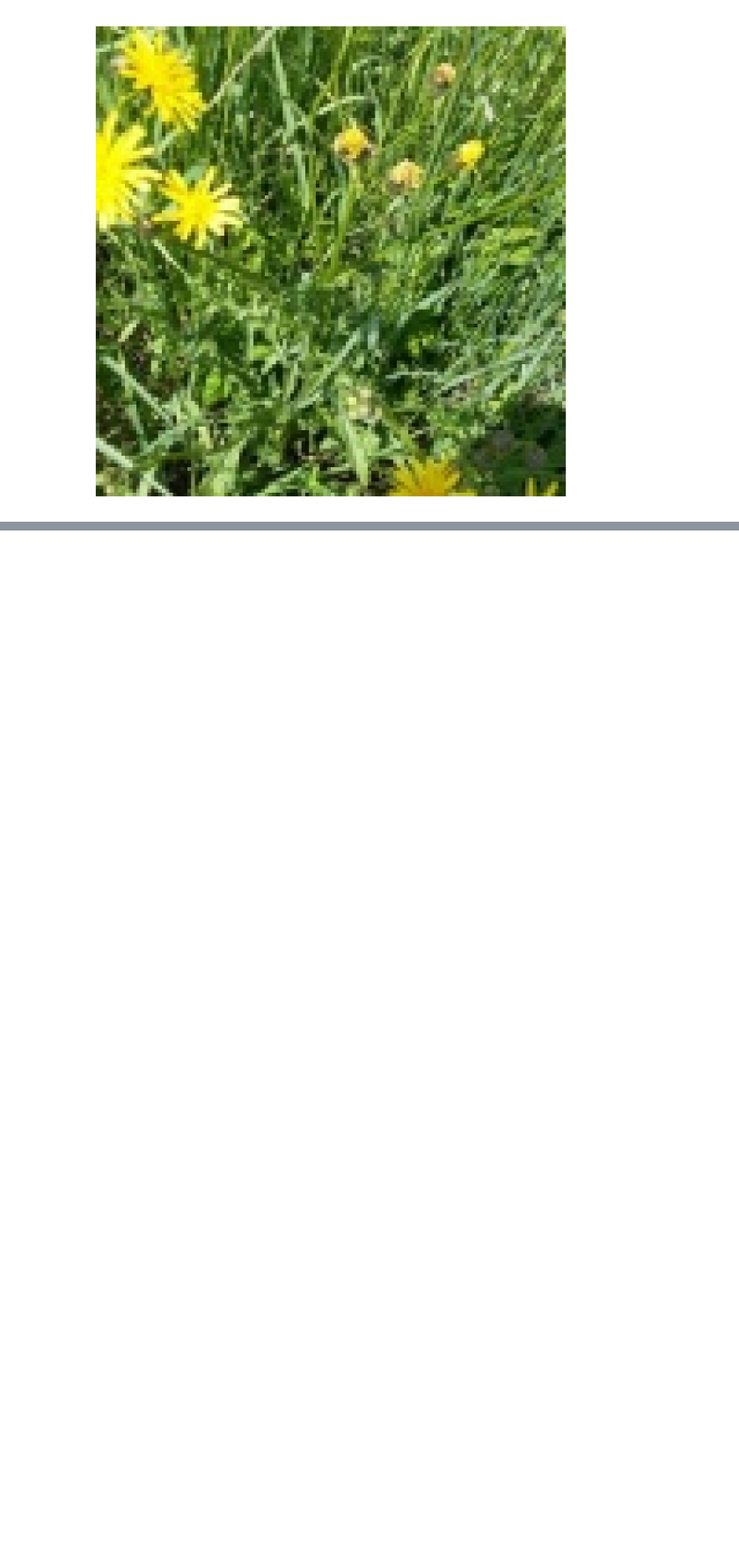
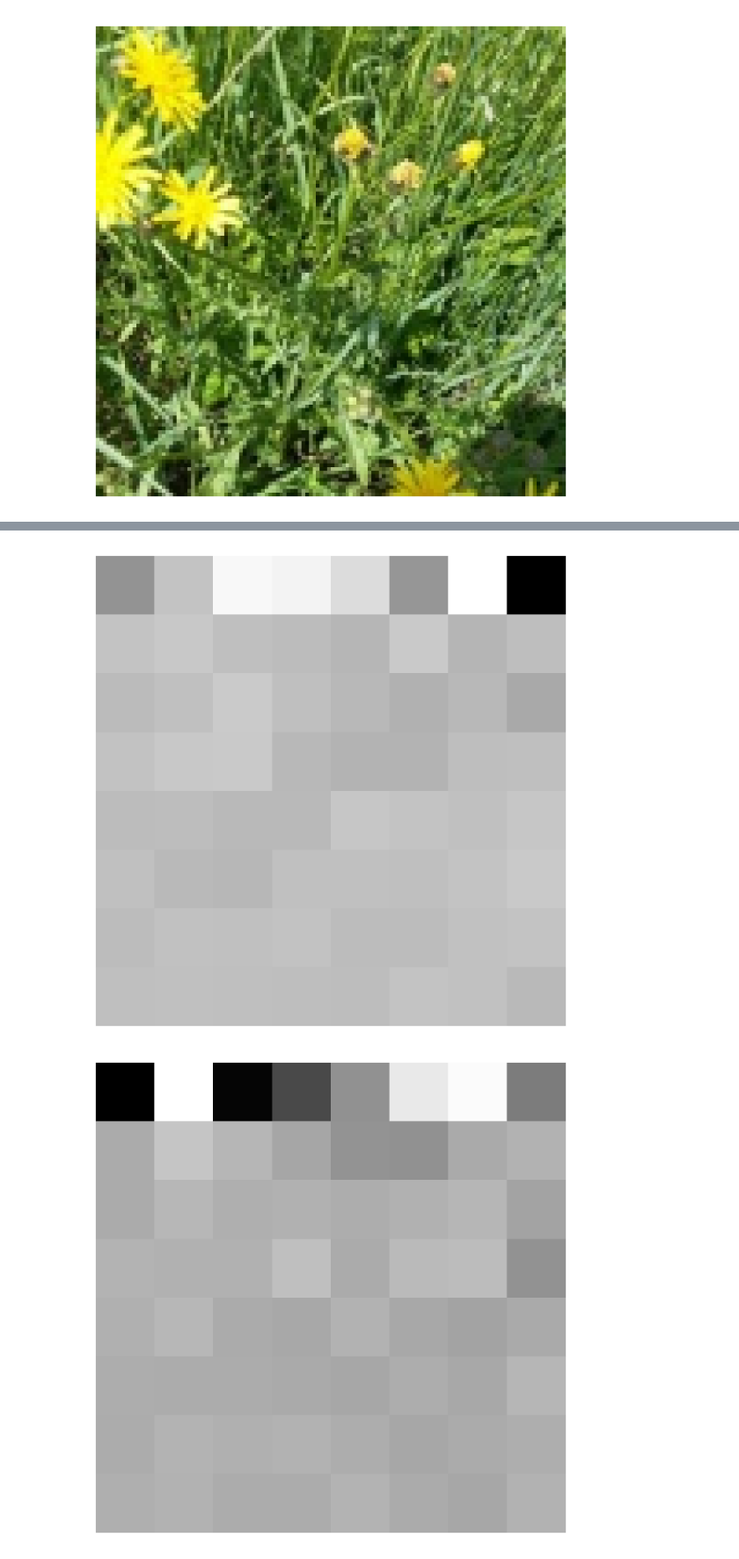
Before and after one commit to dsgt-kaggle-clef/plantclef-2024, a Jupyter notebook: notebooks/paper/20240623-mg-embedding-plots.ipynb, the cells around one changed output, grey strips where cells are left out. Shown at 88% size. Cells and saved outputs as stored; diff of their text form; code cells hidden in the pictures; blank space fills up the shorter version.

Commit message:
created single-label embedding plots

```diff
--- a/notebooks/paper/20240623-mg-embedding-plots.ipynb
+++ b/notebooks/paper/20240623-mg-embedding-plots.ipynb
@@ -137,0 +140,17 @@ for i, image_name in enumerate(image_names):
+# %%
+# Path and dataset names
+gcs_path = "gs://dsgt-clef-plantclef-2024/data/process/training_cropped_resized_v2"
+dct_path = "dino_dct/data"
+cls_path = "dino_cls_token/data"
+
+# Define the GCS path to the Train parquet file
+dct_gcs_path = f"{gcs_path}/{dct_path}"
+cls_gcs_path = f"{gcs_path}/{cls_path}"
+
+# Read the Parquet file into a DataFrame
+dct_df = spark.read.parquet(dct_gcs_path)
+cls_df = spark.read.parquet(cls_gcs_path)
+
+# show
+dct_df.show(n=5)
+cls_df.show(n=5)
@@ -138,8 +175,18 @@ for i, image_name in enumerate(image_names):
+# %%
+# subset of dataframes
+dct_sub_df = dct_df.where(F.col("image_name").isin(image_names)).cache()
+cls_sub_df = cls_df.where(F.col("image_name").isin(image_names)).cache()
 # %%
 import math
 
 
-def plot_emb_full_image(df, data_col: str, image_num: int):
+def plot_emb_full_image(
+    df,
+    image_name: str,
+    data_col: str,
+    image_num: int,
+    algo_name: str,
+):
     image_row = df.where(F.col("image_name") == image_name).collect()
     embedding = image_row[0][data_col]
 
@@ -173,6 +220,16 @@ def plot_emb_full_image(df, data_col: str, image_num: int):
     plt.subplots_adjust(top=0.90)
     path = Path(os.getcwd()).parents[1]
     plt.savefig(
-        f"{path}/figures/single_label-embedding{image_num+1}.png", bbox_inches="tight"
+        f"{path}/figures/single_label-{algo_name}-emb{image_num+1}.png",
+        bbox_inches="tight",
     )
     plt.show()
+# %%
+# DCT embedding single-label plot
+for i, image_name in enumerate(image_names):
+    plot_emb_full_image(
+        dct_sub_df, image_name, "dct_embedding", image_num=i, algo_name="DCT"
+    )
+# %% [output]
+[figure, added]
+[figure, added]
```
Also changed, not shown: parts of 4 cells of this notebook, 6 other files.
